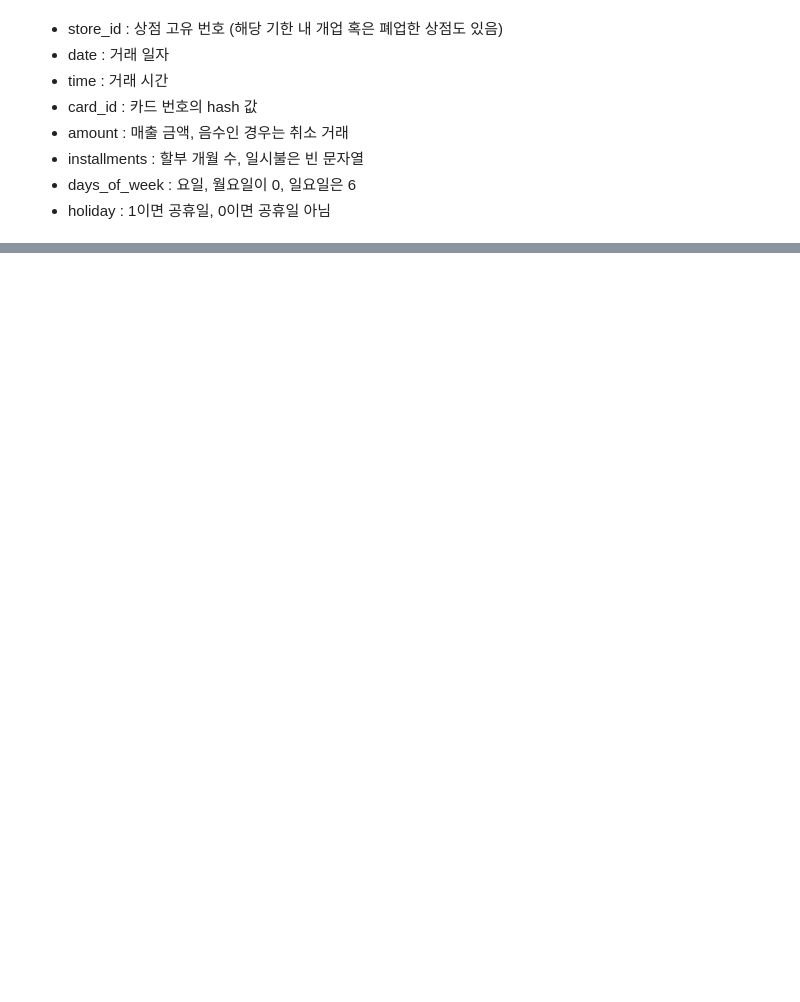
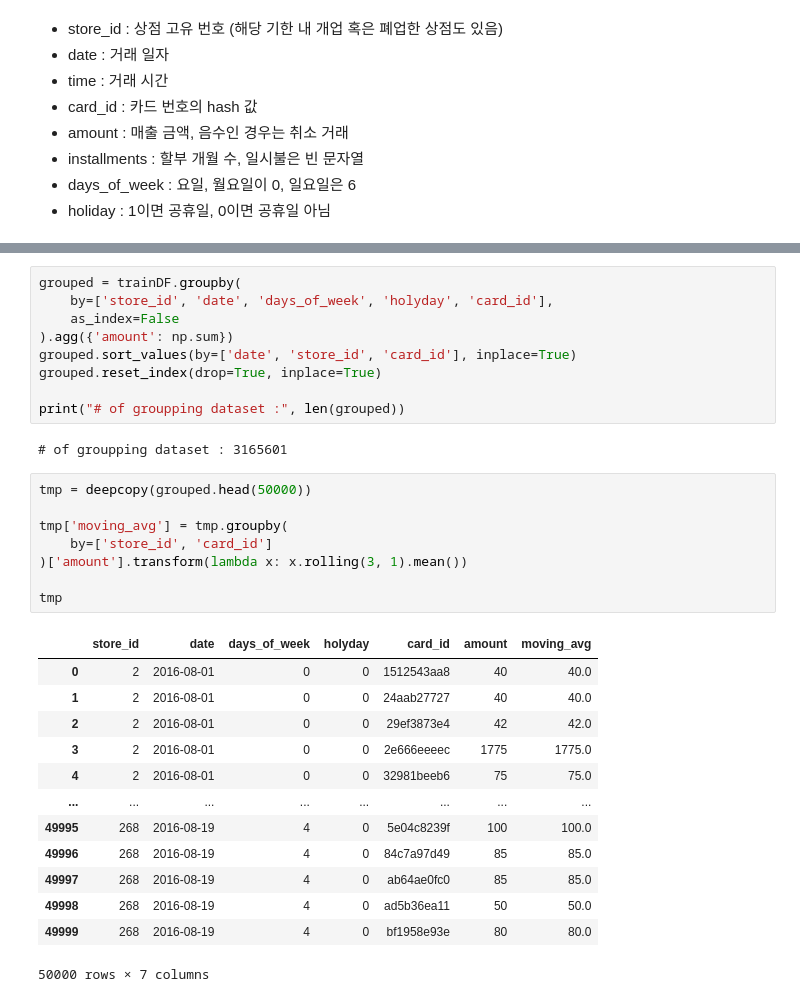
Before and after one commit to DSLuGu/dacon_136, a Jupyter notebook: eda.ipynb, the cells around one changed output, grey strips where cells are left out. Drawn from its saved outputs; the diff is of its cells as text; blank space fills up the shorter version.

```diff
--- a/eda.ipynb
+++ b/eda.ipynb
@@ -71,0 +121,33 @@ print("# of unique card ids :", df.card_id.nunique())
+# %%
+grouped = trainDF.groupby(
+    by=['store_id', 'date', 'days_of_week', 'holyday', 'card_id'],
+    as_index=False
+).agg({'amount': np.sum})
+grouped.sort_values(by=['date', 'store_id', 'card_id'], inplace=True)
+grouped.reset_index(drop=True, inplace=True)
+
+print("# of groupping dataset :", len(grouped))
+# %% [output]
+# of groupping dataset : 3165601
+# %%
+tmp = deepcopy(grouped.head(50000))
+
+tmp['moving_avg'] = tmp.groupby(
+    by=['store_id', 'card_id']
+)['amount'].transform(lambda x: x.rolling(3, 1).mean())
+
+tmp
+# %% [output]
+|  | store_id | date | days_of_week | holyday | card_id | amount | moving_avg |
+| 0 | 2 | 2016-08-01 | 0 | 0 | 1512543aa8 | 40 | 40.0 |
+| 1 | 2 | 2016-08-01 | 0 | 0 | 24aab27727 | 40 | 40.0 |
+| 2 | 2 | 2016-08-01 | 0 | 0 | 29ef3873e4 | 42 | 42.0 |
+| 3 | 2 | 2016-08-01 | 0 | 0 | 2e666eeeec | 1775 | 1775.0 |
+| 4 | 2 | 2016-08-01 | 0 | 0 | 32981beeb6 | 75 | 75.0 |
+| ... | ... | ... | ... | ... | ... | ... | ... |
+| 49995 | 268 | 2016-08-19 | 4 | 0 | 5e04c8239f | 100 | 100.0 |
+| 49996 | 268 | 2016-08-19 | 4 | 0 | 84c7a97d49 | 85 | 85.0 |
+| 49997 | 268 | 2016-08-19 | 4 | 0 | ab64ae0fc0 | 85 | 85.0 |
+| 49998 | 268 | 2016-08-19 | 4 | 0 | ad5b36ea11 | 50 | 50.0 |
+| 49999 | 268 | 2016-08-19 | 4 | 0 | bf1958e93e | 80 | 80.0 |
+50000 rows × 7 columns
```
Also changed, not shown: parts of 11 cells of this notebook.
